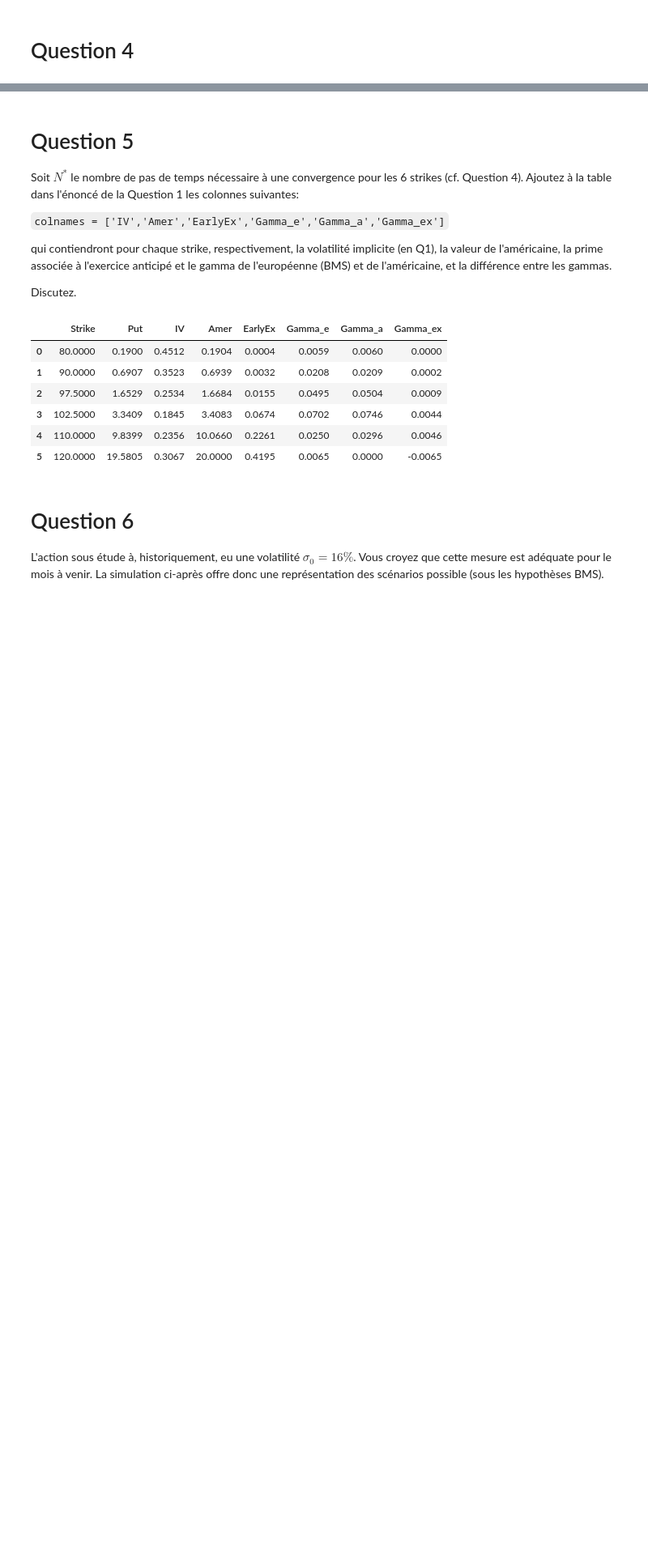
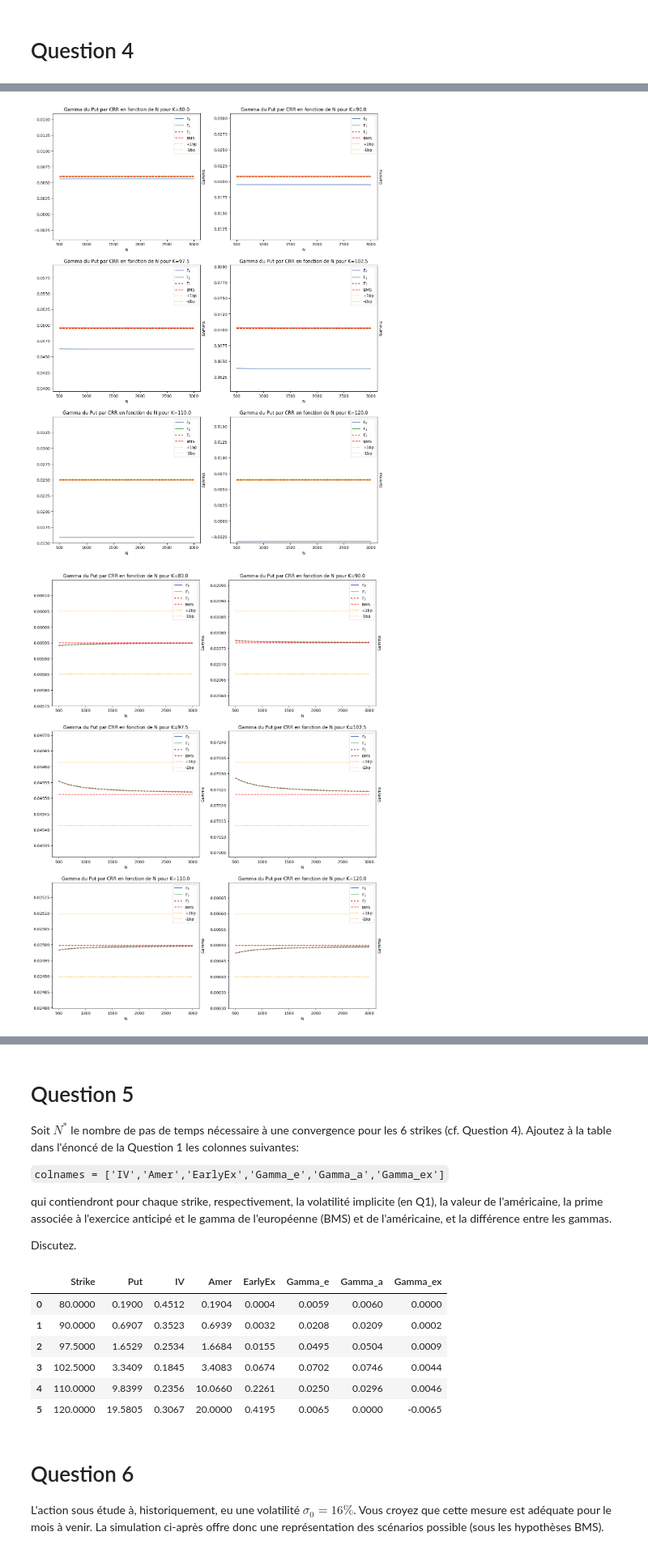
Before and after one commit to Thomas4390/produits_derives, a Jupyter notebook: assignment1_202301.ipynb, the cells around one changed output, grey strips where cells are left out. Shown at 81% size. Saved outputs shown, nothing was run; the diff lists cells and outputs as text; code cells hidden in the pictures; blank space fills up the shorter version.

```diff
--- a/assignment1_202301.ipynb
+++ b/assignment1_202301.ipynb
@@ -125,0 +145,6 @@ plot_gamma(gamma = gamma_BD, gamma_bms = gamma_bms, N_Range = N_Range, zoom_fact
+# %%
+plot_gamma(gamma = gamma_BD, gamma_bms = gamma_bms, N_Range = N_Range, zoom_factor = 100)
+plot_gamma(gamma = gamma_BD, gamma_bms = gamma_bms, N_Range = N_Range, zoom_factor = 2)
+# %% [output]
+[figure, added]
+[figure, added]
```
Also changed, not shown: parts of 15 cells of this notebook, 1 other file.
